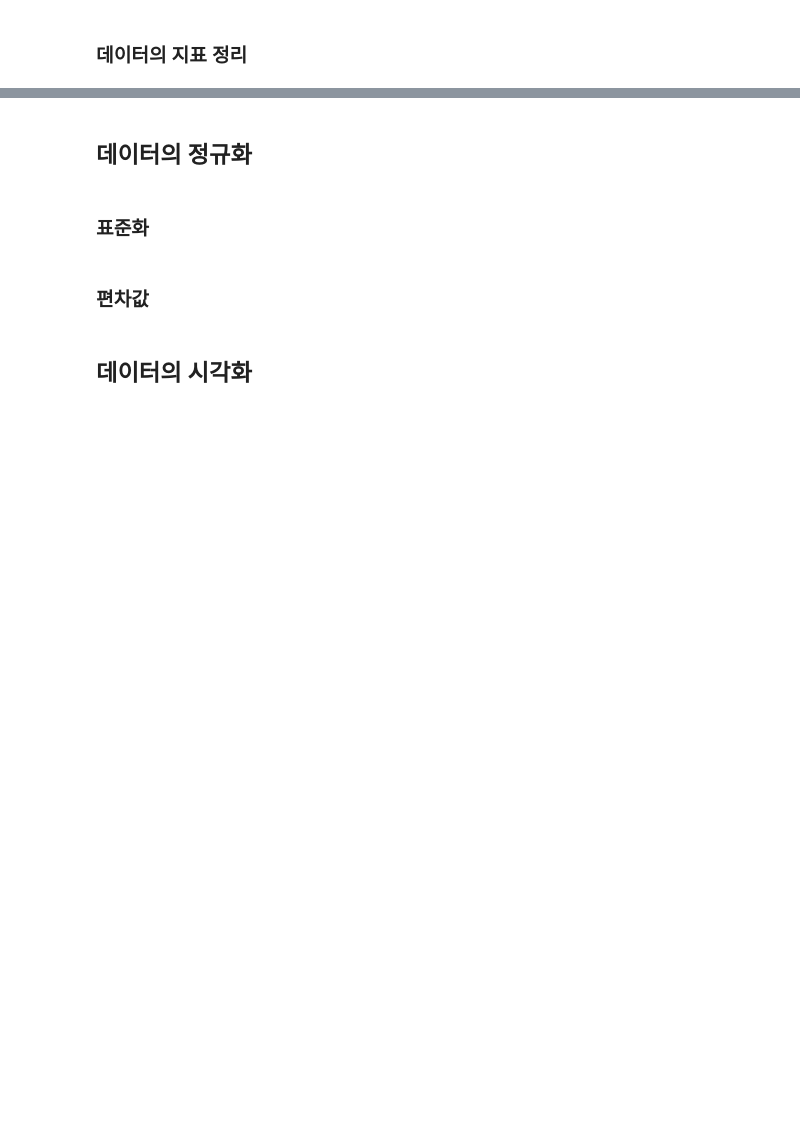
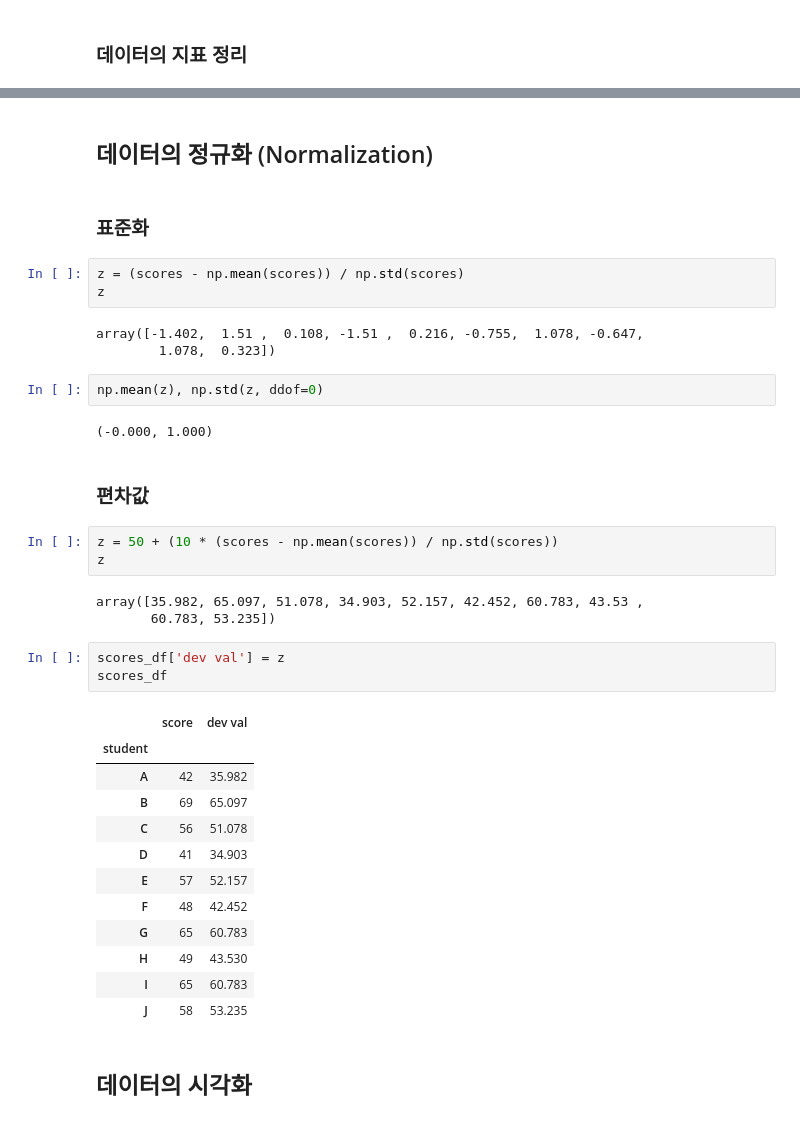
Before and after one commit to verba-neo/KDT-data-33, a Jupyter notebook: 02-statistics/chap02.ipynb, the cells around one changed output, grey strips where cells are left out. Cells and saved outputs as stored; diff of their text form; blank space fills up the shorter version.

```diff
--- a/02-statistics/chap02.ipynb
+++ b/02-statistics/chap02.ipynb
@@ -216,9 +252,41 @@ np.std(scores, ddof=0)
 # %% [markdown]
-## 데이터의 정규화
+## 데이터의 정규화 (Normalization)
 # %% [markdown]
 ### 표준화
+# %%
+z = (scores - np.mean(scores)) / np.std(scores)
+z
+# %% [output]
+array([-1.402,  1.51 ,  0.108, -1.51 ,  0.216, -0.755,  1.078, -0.647,
+        1.078,  0.323])
+# %%
+np.mean(z), np.std(z, ddof=0)
+# %% [output]
+(-0.000, 1.000)
 # %% [markdown]
 ### 편차값
+# %%
+z = 50 + (10 * (scores - np.mean(scores)) / np.std(scores))
+z
+# %% [output]
+array([35.982, 65.097, 51.078, 34.903, 52.157, 42.452, 60.783, 43.53 ,
+       60.783, 53.235])
+# %%
+scores_df['dev val'] = z
+scores_df
+# %% [output]
+|  | score | dev val |
+| student |  |  |
+| A | 42 | 35.982 |
+| B | 69 | 65.097 |
+| C | 56 | 51.078 |
+| D | 41 | 34.903 |
+| E | 57 | 52.157 |
+| F | 48 | 42.452 |
+| G | 65 | 60.783 |
+| H | 49 | 43.530 |
+| I | 65 | 60.783 |
+| J | 58 | 53.235 |
 # %% [markdown]
 ## 데이터의 시각화
 # %%
```
Also changed, not shown: parts of 13 cells of this notebook.
